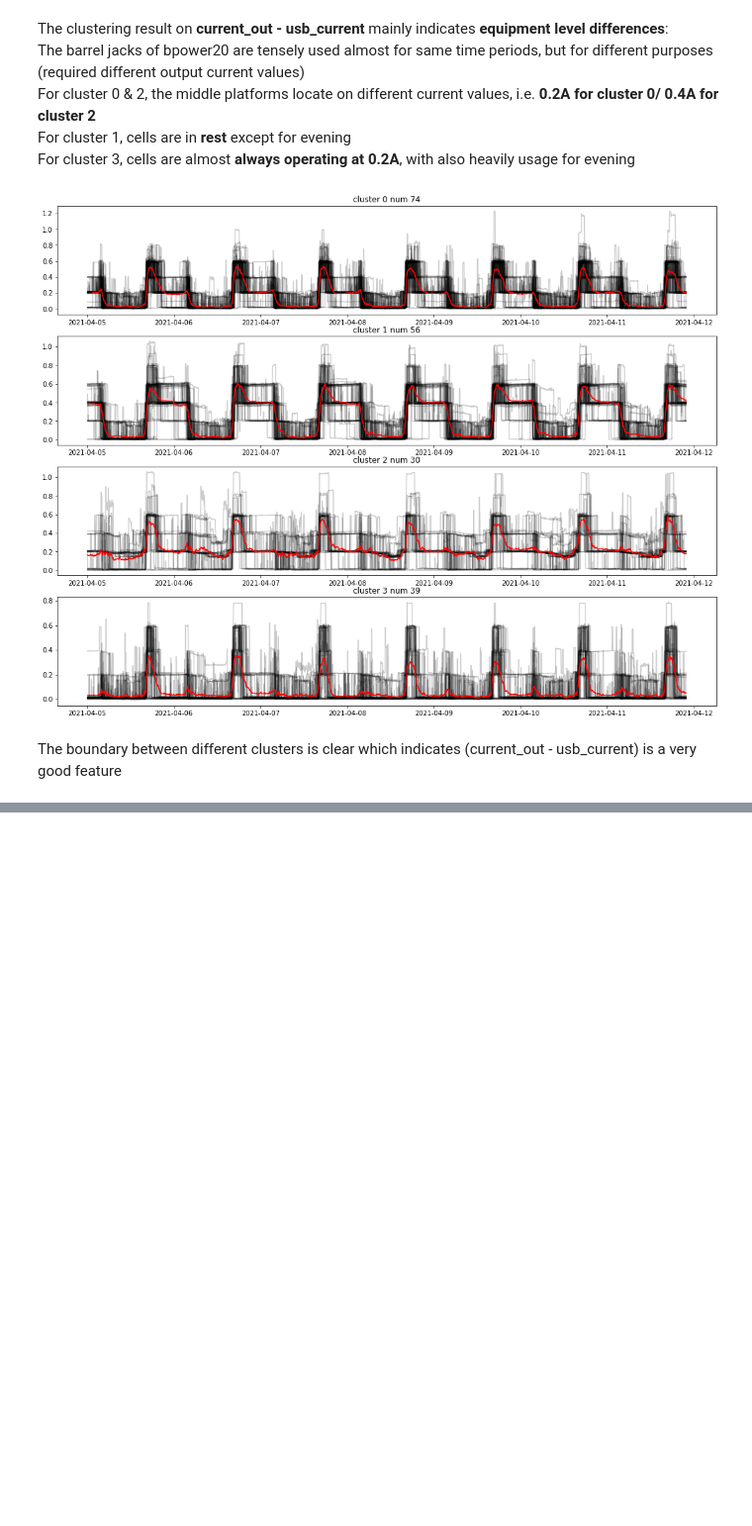
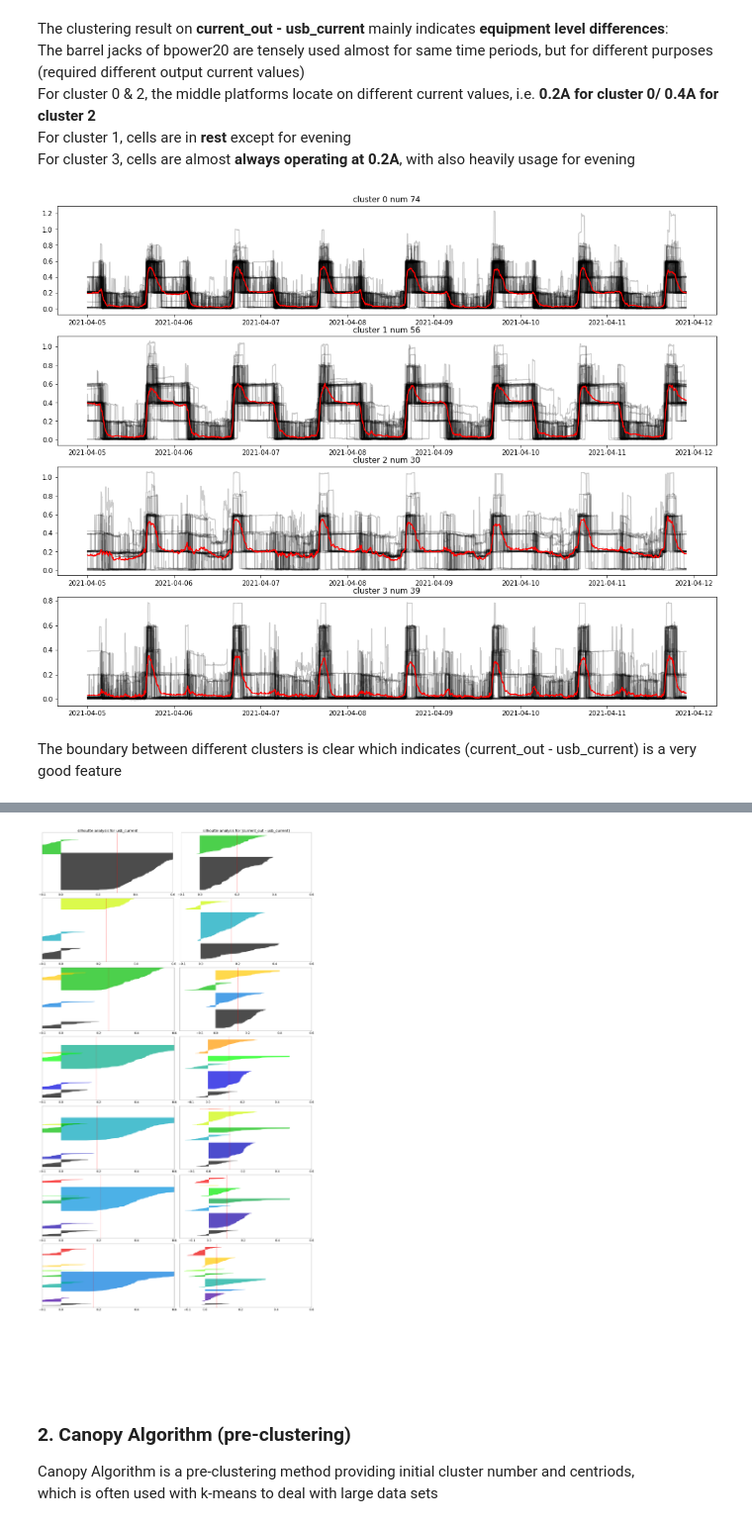
Before and after one commit to Zhouzihao914/bbox-team-22, a Jupyter notebook: Final_Submission.ipynb, the cells around one changed output, grey strips where cells are left out. Shown at 99% size. Drawn from its saved outputs; the diff is of its cells as text; code cells hidden in the pictures; blank space fills up the shorter version.

```diff
--- a/observe_usb_current_usage.ipynb
+++ b/Final_Submission.ipynb
@@ -335,0 +386,77 @@ Here we use three different methods to decide **cluster number**
+# %%
+plt.rcParams['figure.figsize'] = [32, 64]
+fig = plt.figure(constrained_layout=True)
+
+silhoutte_usb_sample = np.zeros((1,len(cluster_num_range)))[0]
+silhoutte_other_sample = np.zeros((1,len(cluster_num_range)))[0]
+
+subfigs = fig.subfigures(8, 1)
+for ind,num in enumerate(cluster_num_range):
+
+    ax1,ax2 = subfigs[ind].subplots(1,2)
+    ax1.set_xlim([-0.1, 0.6])
+    ax1.set_ylim([0, len(week_usb_data) + (num + 1) * 10])
+    y_lower = 10
+
+    km_usb = TimeSeriesKMeans(n_clusters=num, metric="euclidean", max_iter=50,
+                        random_state=666).fit(week_usb_data)
+    km_other = TimeSeriesKMeans(n_clusters=num, metric="euclidean", max_iter=50,
+                        random_state=666).fit(week_other_data)
+
+    pred_usb = km_usb.predict(week_usb_data)
+    pred_other = km_other.predict(week_other_data)
+    silhoutte_usb_sample = silhouette_samples(week_usb_data, pred_usb)
+    silhoutte_other_sample = silhouette_samples(week_other_data, pred_other)
+
+    for i in range(num):
+        ith_cluster_silhouette_values = silhoutte_usb_sample[pred_usb == i]
+        ith_cluster_silhouette_values.sort()
+        size_cluster_i = ith_cluster_silhouette_values.shape[0]
+        y_upper = y_lower + size_cluster_i
+
+        color = cm.nipy_spectral(float(i) / num)
+        ax1.fill_betweenx(
+            np.arange(y_lower, y_upper),
+            0,
+            ith_cluster_silhouette_values,
+            facecolor=color,
+            edgecolor=color,
+            alpha=0.7,
+        )
+
+        ith_cluster_silhouette_values = silhoutte_other_sample[pred_other == i]
+        ith_cluster_silhouette_values.sort()
+        size_cluster_i = ith_cluster_silhouette_values.shape[0]
+        y_upper = y_lower + size_cluster_i
+
+        color = cm.nipy_spectral(float(i) / num)
+        ax2.fill_betweenx(
+            np.arange(y_lower, y_upper),
+            0,
+            ith_cluster_silhouette_values,
+            facecolor=color,
+            edgecolor=color,
+            alpha=0.7,
+        )
+
+        y_lower = y_upper + 10
+
+    ax1.axvline(x=silhoutte_usb[ind], color="red", linestyle="--")
+    ax2.axvline(x=silhouette_other[ind], color="red", linestyle="--")
+    ax1.tick_params(labelsize=24)
+    ax2.tick_params(labelsize=24)
+
+    ax1.set_yticks([])
+    ax1.set_xticks([-0.1, 0, 0.2, 0.4, 0.6])
+
+    ax2.set_yticks([])
+    ax2.set_xticks([-0.1, 0, 0.2, 0.4, 0.6])
+    if ind == 0:
+        ax1.set_title('silhoutte analysis for usb_current',fontsize = 30)
+        ax2.set_title('silhoutte analysis for (current_out - usb_current)',fontsize = 30)
+# %% [output]
+[figure, added]
+# %% [markdown]
+### 2. Canopy Algorithm (pre-clustering)
+Canopy Algorithm is a pre-clustering method providing initial cluster number and centriods,
+which is often used with k-means to deal with large data sets
```
Also changed, not shown: parts of 23 cells of this notebook, 22 other files.
